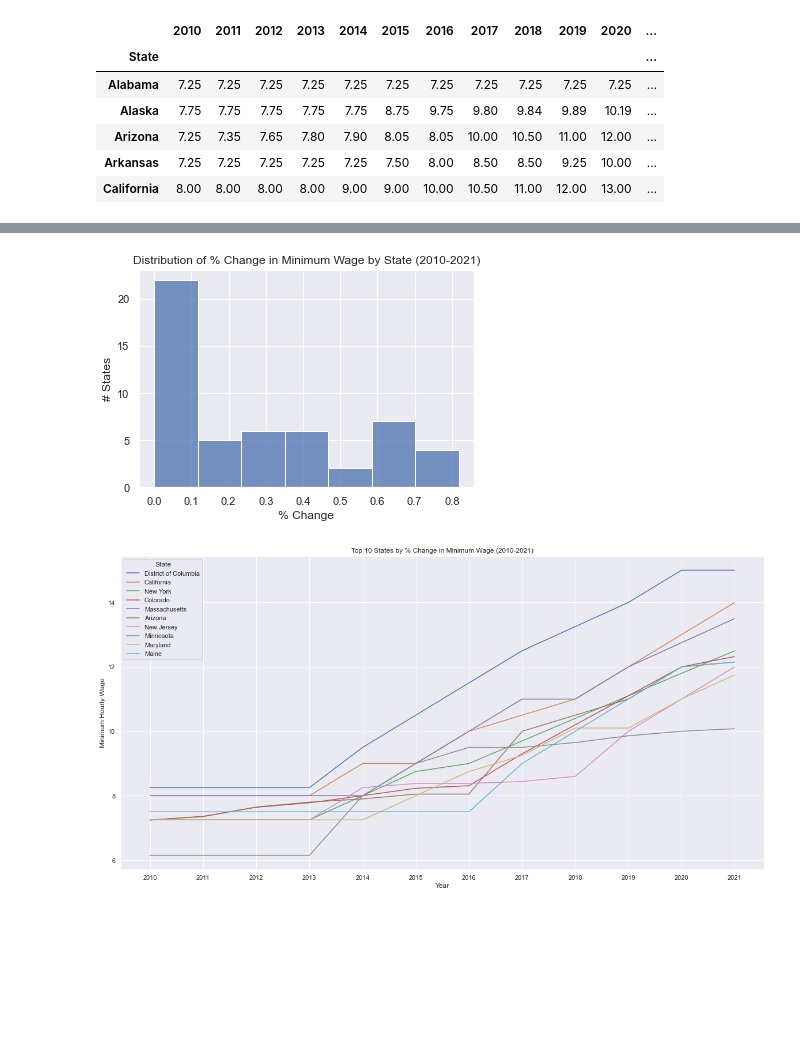
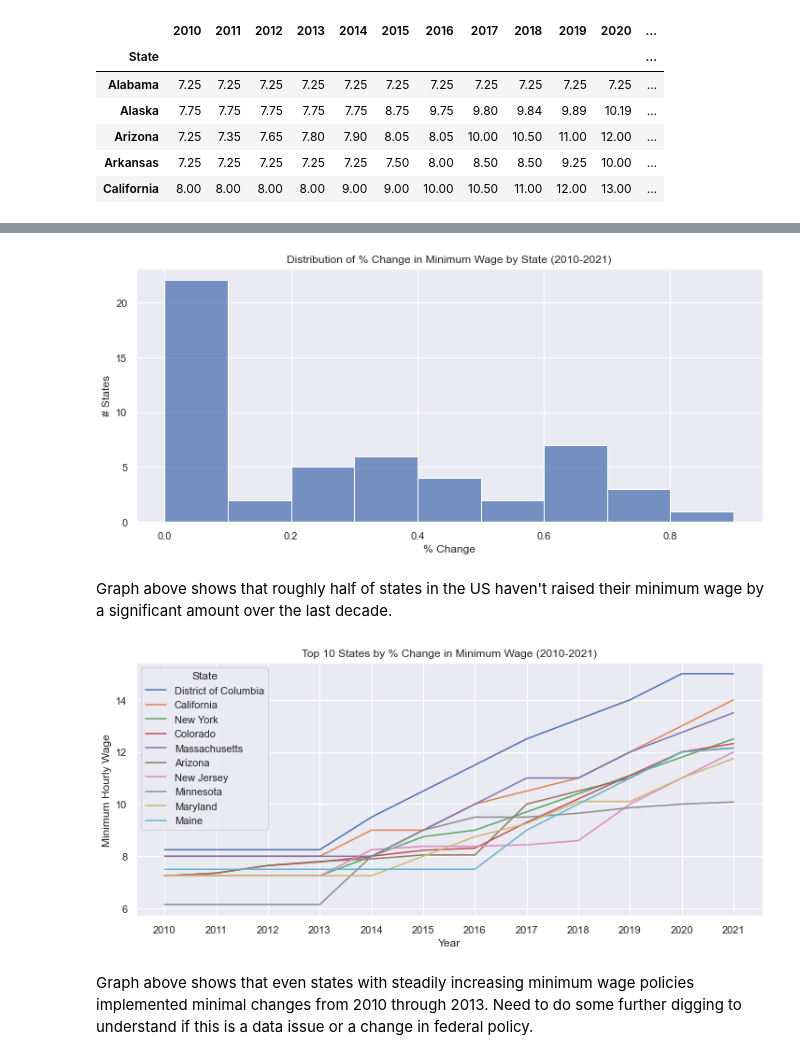
Before and after one commit to aliya-zee/chianalyst, a Jupyter notebook: MinWage-EDA.ipynb, the cells around one changed output, grey strips where cells are left out. Cells and saved outputs as stored; diff of their text form; code cells hidden in the pictures; blank space fills up the shorter version.

```diff
--- a/MinWage-EDA.ipynb
+++ b/MinWage-EDA.ipynb
@@ -41,14 +25,26 @@ min_wage_by_state.sort_values(by='% Change', ascending = False)[0:10]
 # %%
-g = sns.histplot(min_wage_by_state['% Change'])
+# Setting up Data Vis
+import seaborn as sns
+from matplotlib import pyplot as plt
+%matplotlib inline
+sns.set_theme()
+
+# Graph
+plt.figure(figsize=(12, 5))
+g = sns.histplot(min_wage_by_state['% Change'], binwidth = 0.1)
 g = g.set(title = 'Distribution of % Change in Minimum Wage by State (2010-2021)', xlabel = "% Change", ylabel = "# States")
 # %% [output]
-[figure, old version]
+[figure, new version]
+# %% [markdown]
+Graph above shows that roughly half of states in the US haven't raised their minimum wage by a significant amount over the last decade.
 # %%
 graph_data = min_wage_by_state.sort_values(by = '% Change', ascending = False)[0:10].drop(columns = ['% Change'])
 graph_data = pd.melt(graph_data.reset_index(), id_vars = "State")
 
-plt.figure(figsize=(20, 10))
+plt.figure(figsize=(12, 5))
 g = sns.lineplot(data = graph_data, x = 'variable', hue = 'State', y = 'value')
 g = g.set(title = 'Top 10 States by % Change in Minimum Wage (2010-2021)', xlabel = 'Year', ylabel = 'Minimum Hourly Wage')
 # %% [output]
-[figure, old version]
+[figure, new version]
+# %% [markdown]
+Graph above shows that even states with steadily increasing minimum wage policies implemented minimal changes from 2010 through 2013. Need to do some further digging to understand if this is a data issue or a change in federal policy.
```
Also changed, not shown: parts of 21 cells of this notebook.
